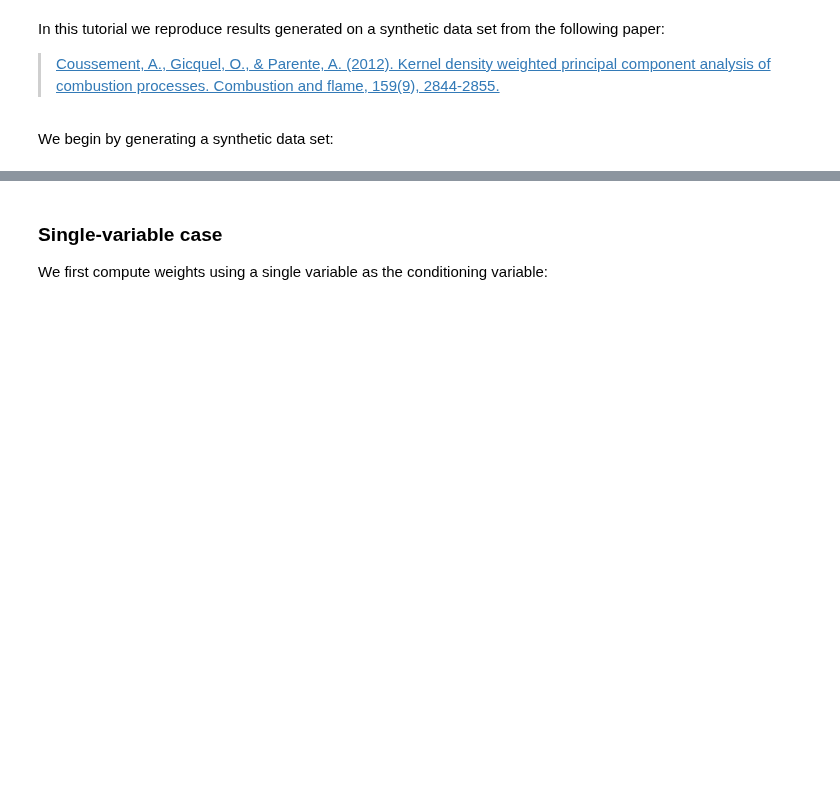
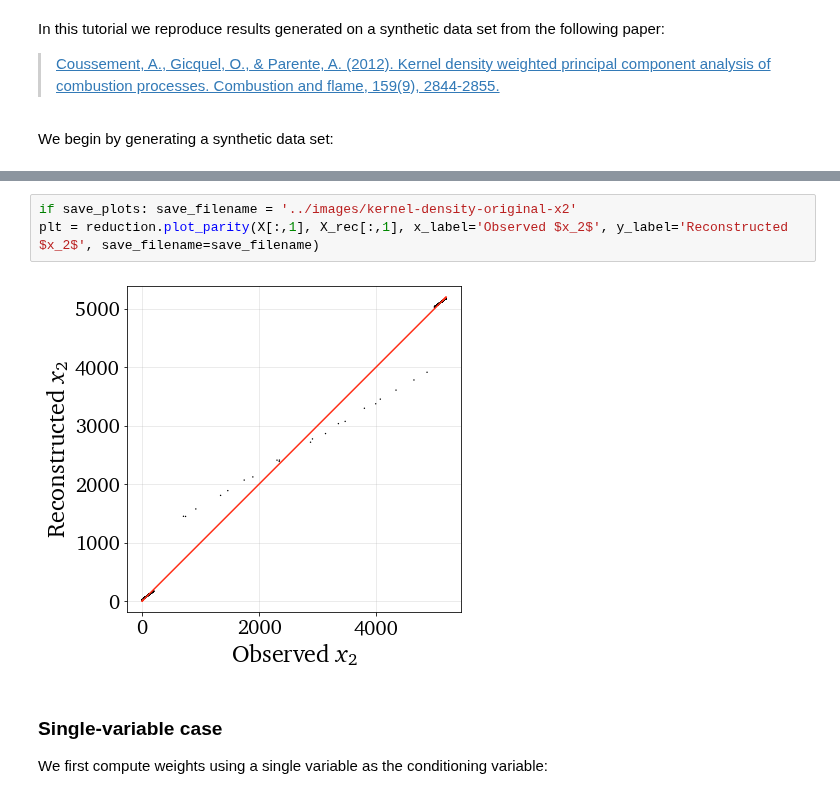
Before and after one commit to kamilazdybal/PCAfold, a Jupyter notebook: docs/tutorials/demo-data-manipulation.ipynb, the cells around one changed output, grey strips where cells are left out. Cells and saved outputs as stored; diff of their text form; blank space fills up the shorter version.

```diff
--- a/docs/tutorials/demo-data-manipulation.ipynb
+++ b/docs/tutorials/demo-data-manipulation.ipynb
@@ -227,3 +241,8 @@ plt = reduction.plot_2d_manifold(X_cs, x_label='$x_1$', y_label='$x_2$')
+# %%
+if save_plots: save_filename = '../images/kernel-density-original-x2'
+plt = reduction.plot_parity(X[:,1], X_rec[:,1], x_label='Observed $x_2$', y_label='Reconstructed $x_2$', save_filename=save_filename)
+# %% [output]
+[figure, added]
 # %% [markdown]
 ### Single-variable case
 
```
Also changed, not shown: parts of 35 cells of this notebook, 9 other files.
